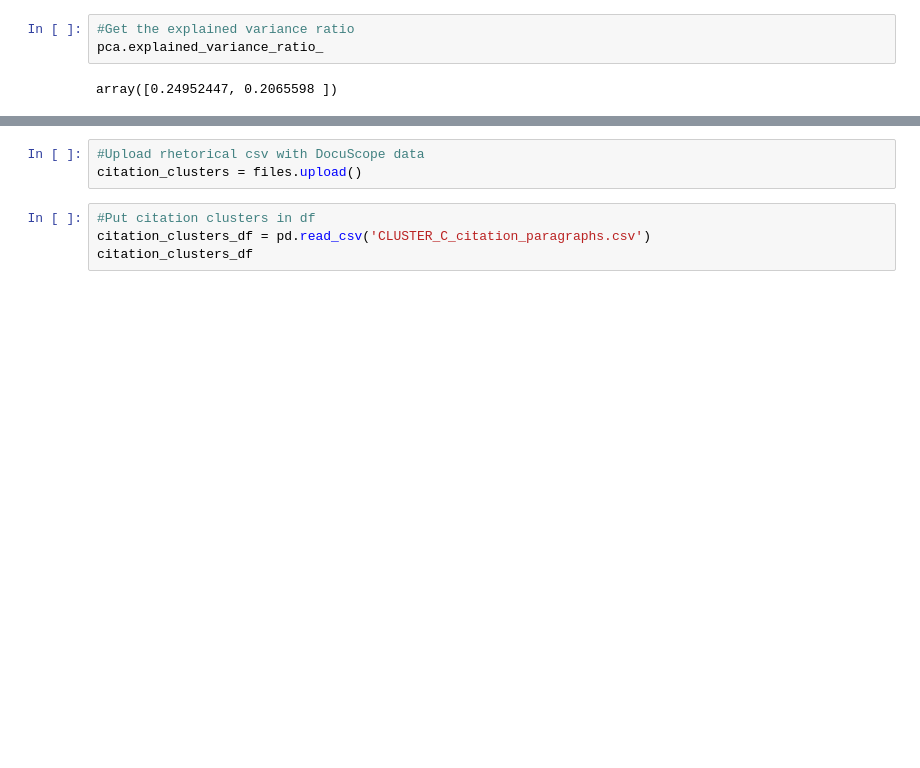
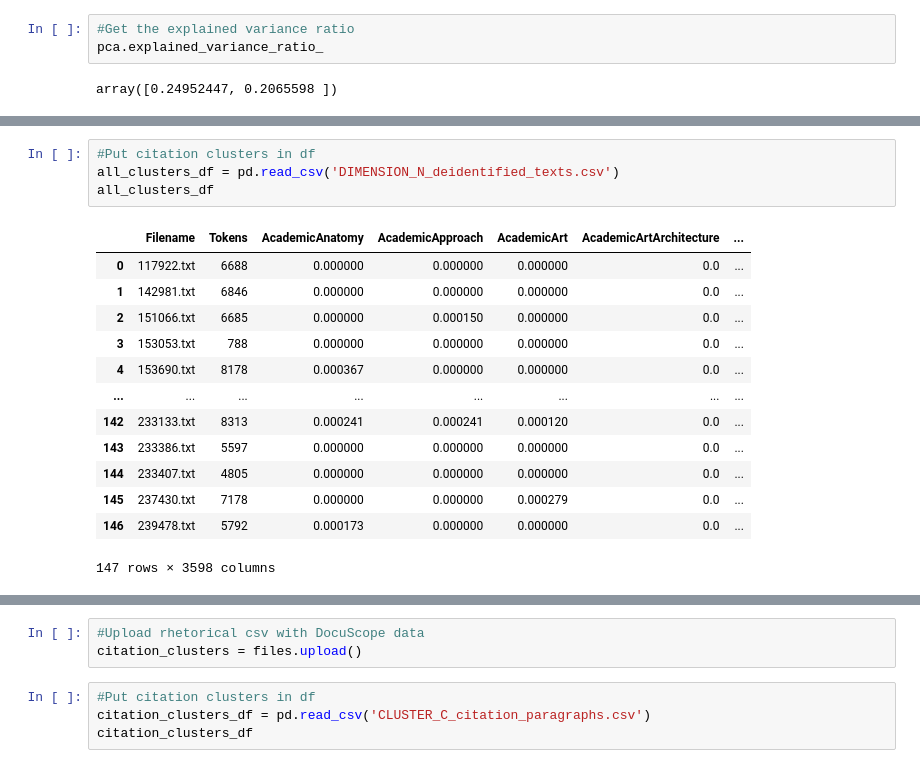
Before and after one commit to mkane968/Text-Mining-with-Student-Papers, a Jupyter notebook: Text_Mining_Student_Papers_12_2022.ipynb, the cells around one changed output, grey strips where cells are left out. Drawn from its saved outputs; the diff is of its cells as text; blank space fills up the shorter version.

```diff
--- a/Text_Mining_Student_Papers_12_2022.ipynb
+++ b/Text_Mining_Student_Papers_12_2022.ipynb
@@ -1688,0 +1753,18 @@ array([0.24952447, 0.2065598 ])
+# %%
+#Put citation clusters in df
+all_clusters_df = pd.read_csv('DIMENSION_N_deidentified_texts.csv')
+all_clusters_df
+# %% [output]
+|  | Filename | Tokens | AcademicAnatomy | AcademicApproach | AcademicArt | AcademicArtArchitecture | ... |
+| 0 | 117922.txt | 6688 | 0.000000 | 0.000000 | 0.000000 | 0.0 | ... |
+| 1 | 142981.txt | 6846 | 0.000000 | 0.000000 | 0.000000 | 0.0 | ... |
+| 2 | 151066.txt | 6685 | 0.000000 | 0.000150 | 0.000000 | 0.0 | ... |
+| 3 | 153053.txt | 788 | 0.000000 | 0.000000 | 0.000000 | 0.0 | ... |
+| 4 | 153690.txt | 8178 | 0.000367 | 0.000000 | 0.000000 | 0.0 | ... |
+| ... | ... | ... | ... | ... | ... | ... | ... |
+| 142 | 233133.txt | 8313 | 0.000241 | 0.000241 | 0.000120 | 0.0 | ... |
+| 143 | 233386.txt | 5597 | 0.000000 | 0.000000 | 0.000000 | 0.0 | ... |
+| 144 | 233407.txt | 4805 | 0.000000 | 0.000000 | 0.000000 | 0.0 | ... |
+| 145 | 237430.txt | 7178 | 0.000000 | 0.000000 | 0.000279 | 0.0 | ... |
+| 146 | 239478.txt | 5792 | 0.000173 | 0.000000 | 0.000000 | 0.0 | ... |
+147 rows × 3598 columns
```
Also changed, not shown: parts of 87 cells of this notebook.
